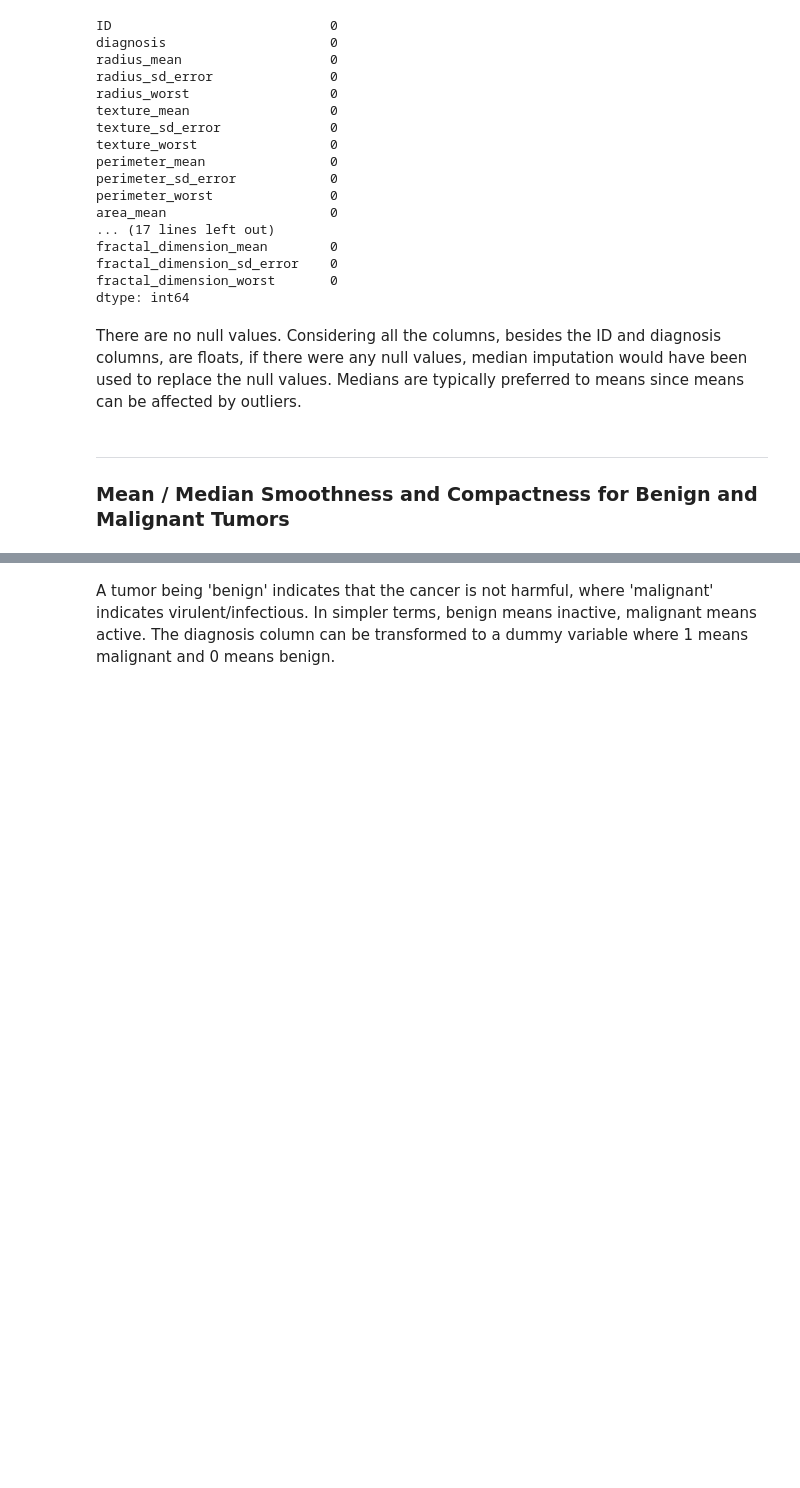
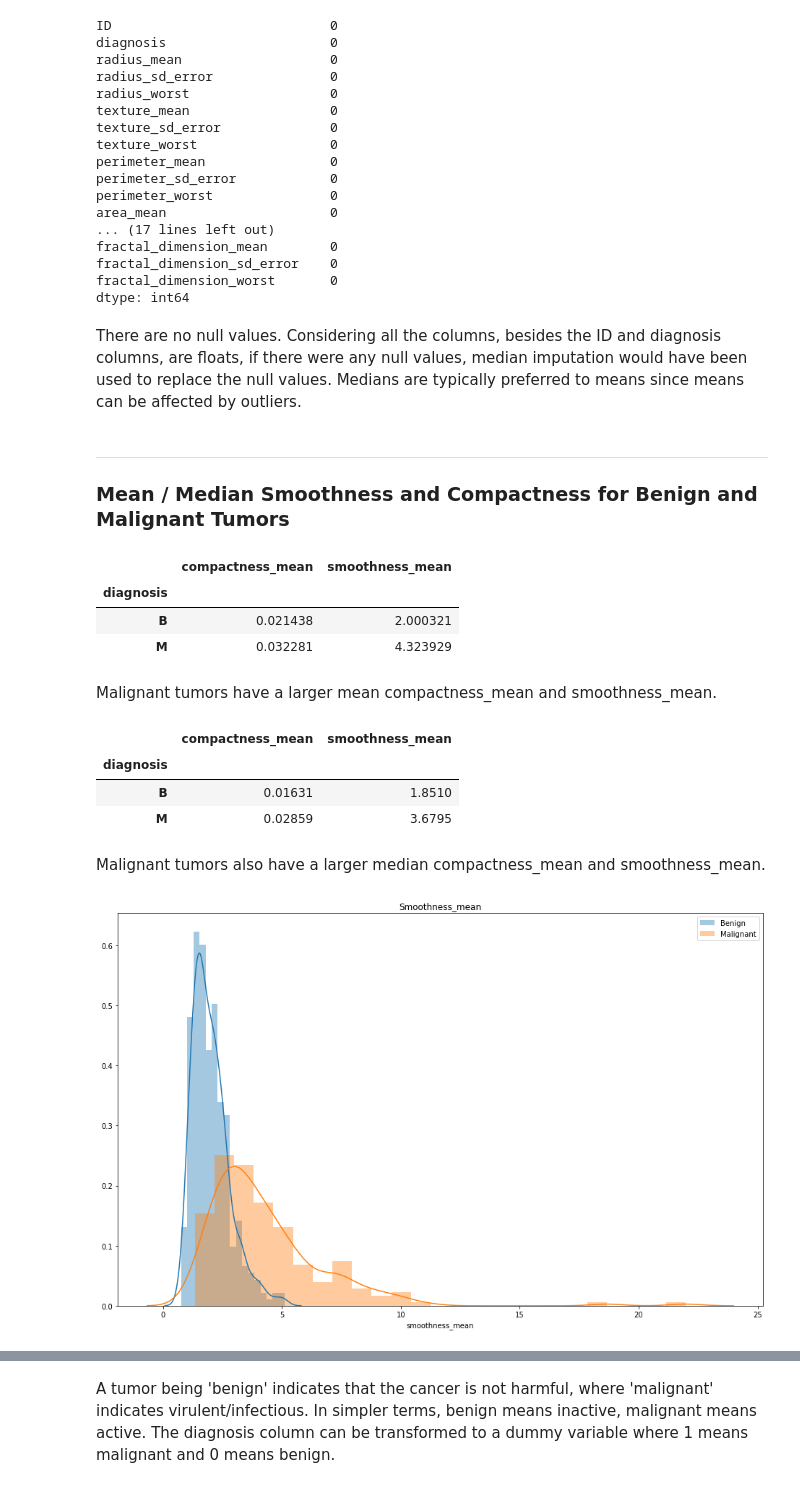
Before and after one commit to hank-butler/GenAssembly, a Jupyter notebook: hbutler_general_assembly.ipynb, the cells around one changed output, grey strips where cells are left out. Saved outputs shown, nothing was run; the diff lists cells and outputs as text; code cells hidden in the pictures; blank space fills up the shorter version.

```diff
--- a/hbutler_general_assembly.ipynb
+++ b/hbutler_general_assembly.ipynb
@@ -153,3 +153,31 @@ There are no null values. Considering all the columns, besides the ID and diagno
 ---
 
 ### Mean / Median Smoothness and Compactness for Benign and Malignant Tumors
+# %%
+df.groupby('diagnosis').mean()[['compactness_mean', 'smoothness_mean']]
+# %% [output]
+|  | compactness_mean | smoothness_mean |
+| diagnosis |  |  |
+| B | 0.021438 | 2.000321 |
+| M | 0.032281 | 4.323929 |
+# %% [markdown]
+Malignant tumors have a larger mean compactness_mean and smoothness_mean.
+# %%
+df.groupby('diagnosis').median()[['compactness_mean', 'smoothness_mean']]
+# %% [output]
+|  | compactness_mean | smoothness_mean |
+| diagnosis |  |  |
+| B | 0.01631 | 1.8510 |
+| M | 0.02859 | 3.6795 |
+# %% [markdown]
+Malignant tumors also have a larger median compactness_mean and smoothness_mean.
+# %%
+fig = plt.figure(figsize=(16,10))
+
+sns.distplot(df[df["diagnosis"]=='B']["smoothness_mean"], label = "Benign")
+sns.distplot(df[df["diagnosis"]=='M']["smoothness_mean"], label = "Malignant")
+plt.title("Smoothness_mean", size = 12)
+plt.legend()
+plt.show();
+# %% [output]
+[figure, added]
```
Also changed, not shown: parts of 66 cells of this notebook.
